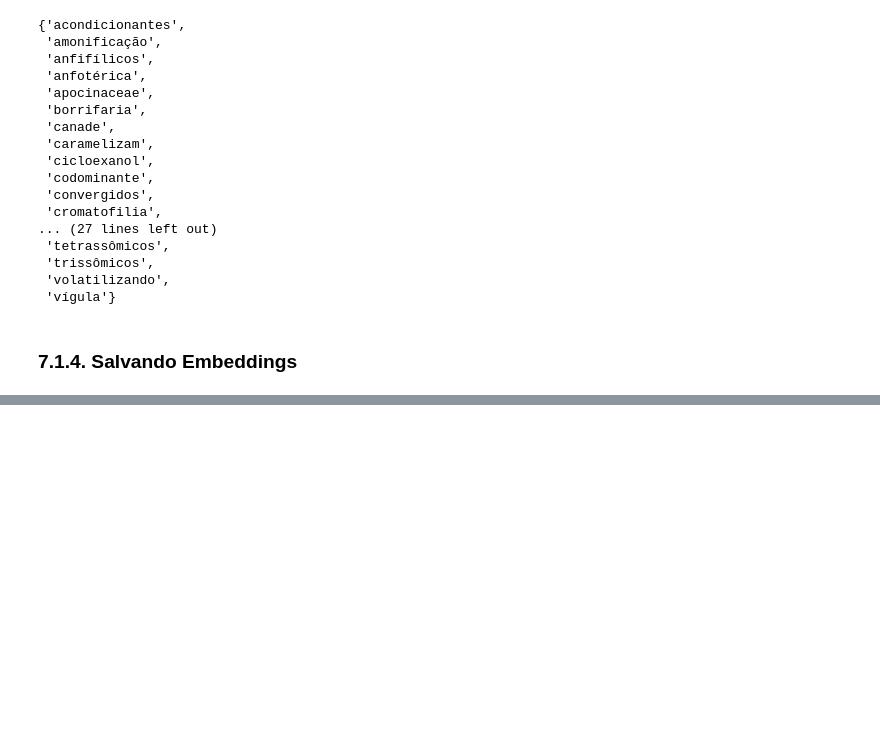
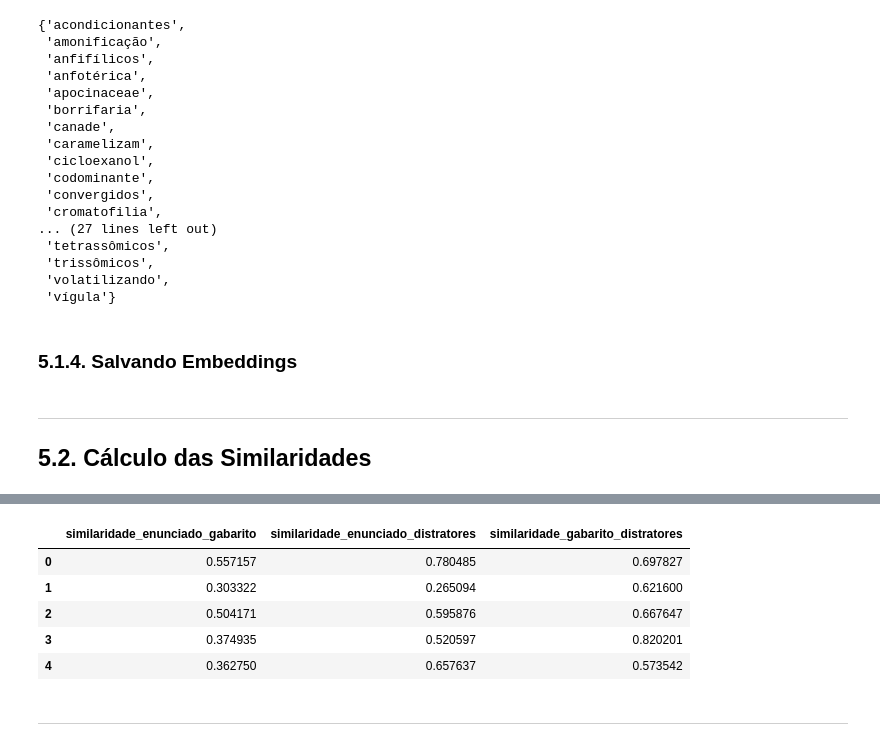
Before and after one commit to ciziks/enem-word-embeddings, a Jupyter notebook: notebooks/5. Tokenização.ipynb, the cells around one changed output, grey strips where cells are left out. Saved outputs shown, nothing was run; the diff lists cells and outputs as text; code cells hidden in the pictures; blank space fills up the shorter version.

```diff
--- a/notebooks/7. Tokenização.ipynb
+++ b/notebooks/5. Tokenização.ipynb
@@ -123,11 +117,15 @@ not_found_words_distratores
  'volatilizando',
  'vígula'}
 # %% [markdown]
-### 7.1.4. Salvando Embeddings
+### 5.1.4. Salvando Embeddings
 # %%
 enem_df.to_csv("../data/final/enem_data_embeddings.csv")
 # %%
 enem_df.to_pickle("../data/final/enem_data_embeddings.pkl")
+# %% [markdown]
+---
+
+## 5.2. Cálculo das Similaridades
 # %%
 df = pd.read_pickle("../data/final/enem_data_embeddings.pkl")
 df.head()
@@ -138,3 +136,43 @@ df.head()
 | 2 | 3 | Estima-se que haja atualmente no ... | A: induzir a imunidade, para prot... | A | 3 | 0.40 | 2009 | ... |
 | 3 | 4 | Em um experimento, preparou-se um... | A: os genótipos e os fenótipos id... | B | 4 | 0.61 | 2009 | ... |
 | 4 | 5 | Na linha de uma tradição antiga, ... | A: Ptolomeu apresentou as ideias ... | E | 5 | 0.60 | 2009 | ... |
+# %%
+# Calculando a similaridade de cosseno entre os embeddings
+# Similaridade entre enunciado e gabarito
+df["similaridade_enunciado_gabarito"] = [
+    cosine_similarity([enunciado], [gabarito])[0][0]
+    for enunciado, gabarito in zip(
+        df["enunciado_embbedings_word2vec"], df["gabarito_embbedings_word2vec"]
+    )
+]
+
+# Similaridade entre enunciado e distratores
+df["similaridade_enunciado_distratores"] = [
+    cosine_similarity([enunciado], [distratores])[0][0]
+    for enunciado, distratores in zip(
+        df["enunciado_embbedings_word2vec"], df["distratores_embbedings_word2vec"]
+    )
+]
+
+# Similaridade entre gabarito e distratores
+df["similaridade_gabarito_distratores"] = [
+    cosine_similarity([gabarito], [distratores])[0][0]
+    for gabarito, distratores in zip(
+        df["gabarito_embbedings_word2vec"], df["distratores_embbedings_word2vec"]
+    )
+]
+
+df[
+    [
+        "similaridade_enunciado_gabarito",
+        "similaridade_enunciado_distratores",
+        "similaridade_gabarito_distratores",
+    ]
+].head()
+# %% [output]
+|  | similaridade_enunciado_gabarito | similaridade_enunciado_distratores | similaridade_gabarito_distratores |
+| 0 | 0.557157 | 0.780485 | 0.697827 |
+| 1 | 0.303322 | 0.265094 | 0.621600 |
+| 2 | 0.504171 | 0.595876 | 0.667647 |
+| 3 | 0.374935 | 0.520597 | 0.820201 |
+| 4 | 0.362750 | 0.657637 | 0.573542 |
@@ -140,0 +183,2 @@ df.head()
+# %% [markdown]
+---
```
Also changed, not shown: parts of 10 cells of this notebook, 9 other files.
